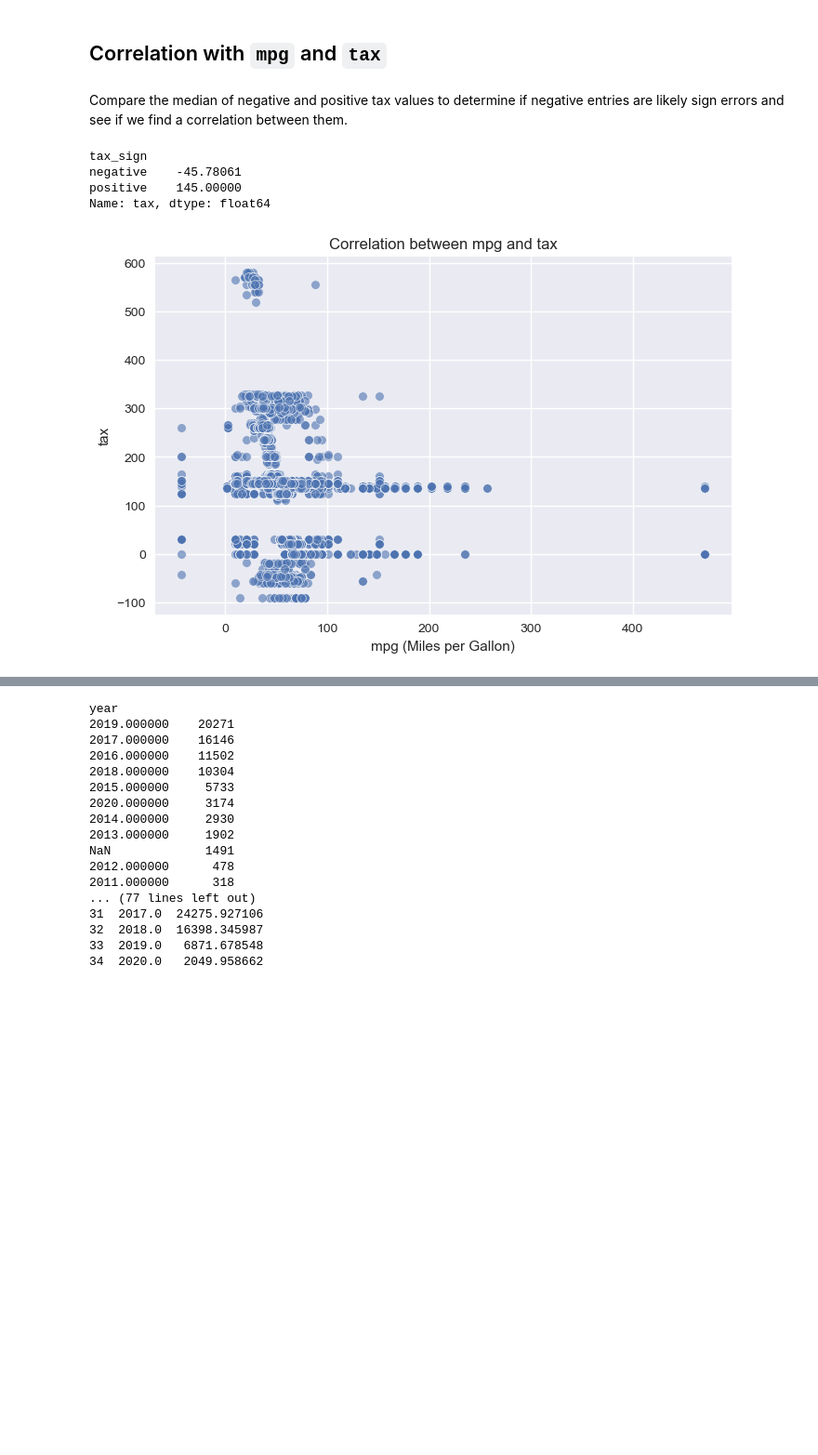
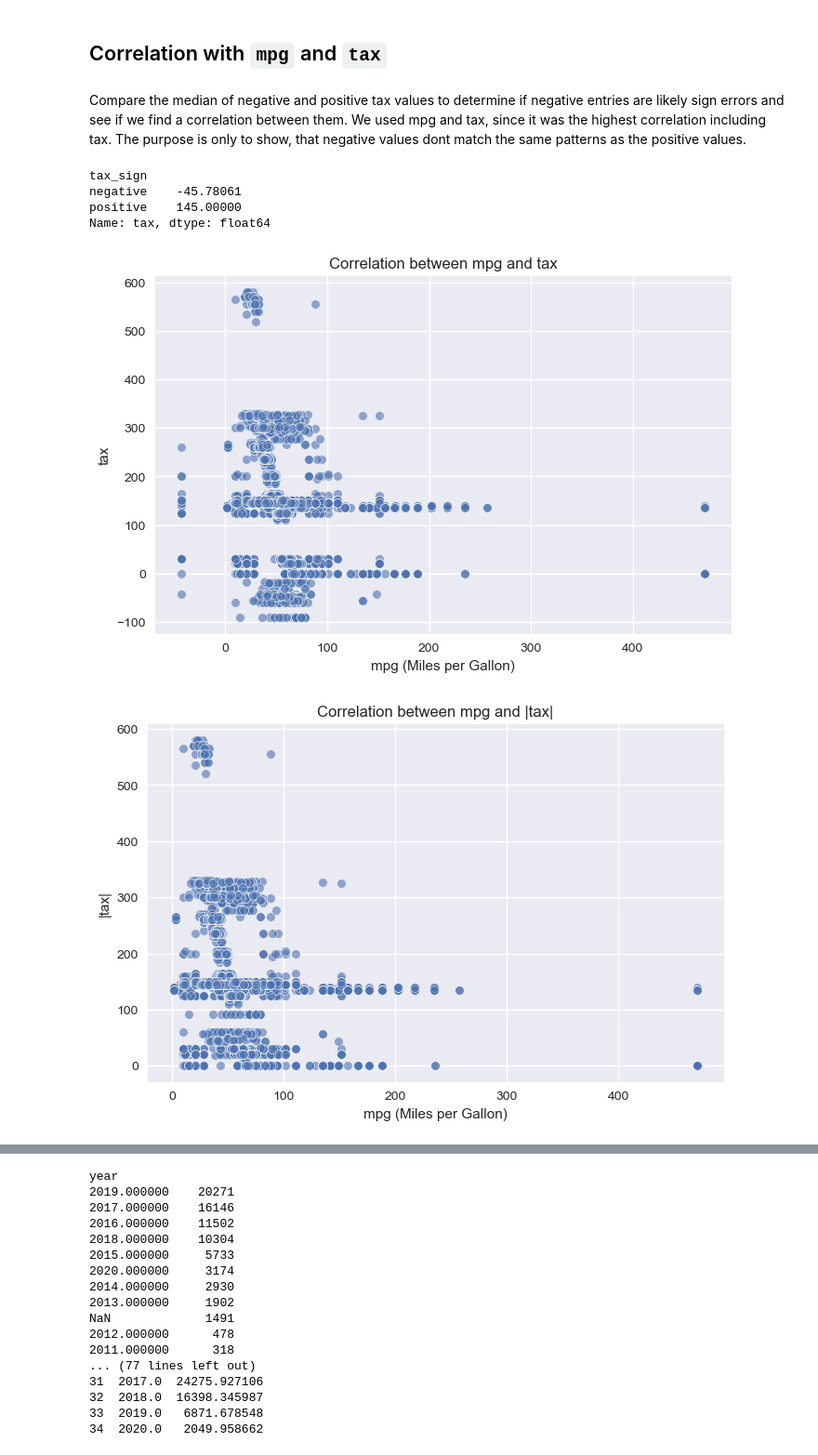
Before and after one commit to Mehmet1700/MachineLearningProject-NOVAIMS2025, a Jupyter notebook: submission2/00_data_exploration.ipynb, the cells around one changed output, grey strips where cells are left out. Shown at 93% size. Saved outputs shown, nothing was run; the diff lists cells and outputs as text; code cells hidden in the pictures; blank space fills up the shorter version.

```diff
--- a/submission2/00_data_exploration.ipynb
+++ b/submission2/00_data_exploration.ipynb
@@ -501,29 +509,43 @@ There are atypical values in engineSize which require investigation and cleaning
 # %% [markdown]
 ## Correlation with `mpg` and `tax`
 # %% [markdown]
-Compare the median of negative and positive tax values to determine if negative entries are likely sign errors and see if we find a correlation between them.
+Compare the median of negative and positive tax values to determine if negative entries are likely sign errors and see if we find a correlation between them. We used mpg and tax, since it was the highest correlation including tax. The purpose is only to show, that negative values dont match the same patterns as the positive values.
 # %%
 # classifying tax values as 'negative' or 'positive'
 avg_tax_by_year = (
 df.assign(tax_sign=np.where(df['tax'] < 0, 'negative', 'positive'))
 .groupby(['tax_sign'])['tax']
 .median()
 )
 
 # Print the median tax value for each sign group
 print(avg_tax_by_year)
 
 # Plot a scatter plot to visualize the relationship between mpg and tax
 plt.figure(figsize=(8, 5))
 sns.scatterplot(data=df, x='mpg', y='tax', alpha=0.6)
 plt.title('Correlation between mpg and tax')
 plt.xlabel('mpg (Miles per Gallon)')
 plt.ylabel('tax')
 plt.show()
+
+# Plot a scatter plot to visualize the relationship between mpg and |tax|
+df_abs = df.copy()
+
+num_cols = df_abs.select_dtypes(include="number").columns
+df_abs[num_cols] = df_abs[num_cols].abs()
+
+plt.figure(figsize=(8, 5))
+sns.scatterplot(data=df_abs, x="mpg", y="tax", alpha=0.6)
+plt.title("Correlation between mpg and |tax|")
+plt.xlabel("mpg (Miles per Gallon)")
+plt.ylabel("|tax|")
+plt.show()
 # %% [output]
 tax_sign
 negative    -45.78061
 positive    145.00000
 Name: tax, dtype: float64
 [figure]
+[figure, added]
 # %% [markdown]
```
Also changed, not shown: parts of 26 cells of this notebook, 1 other file.
